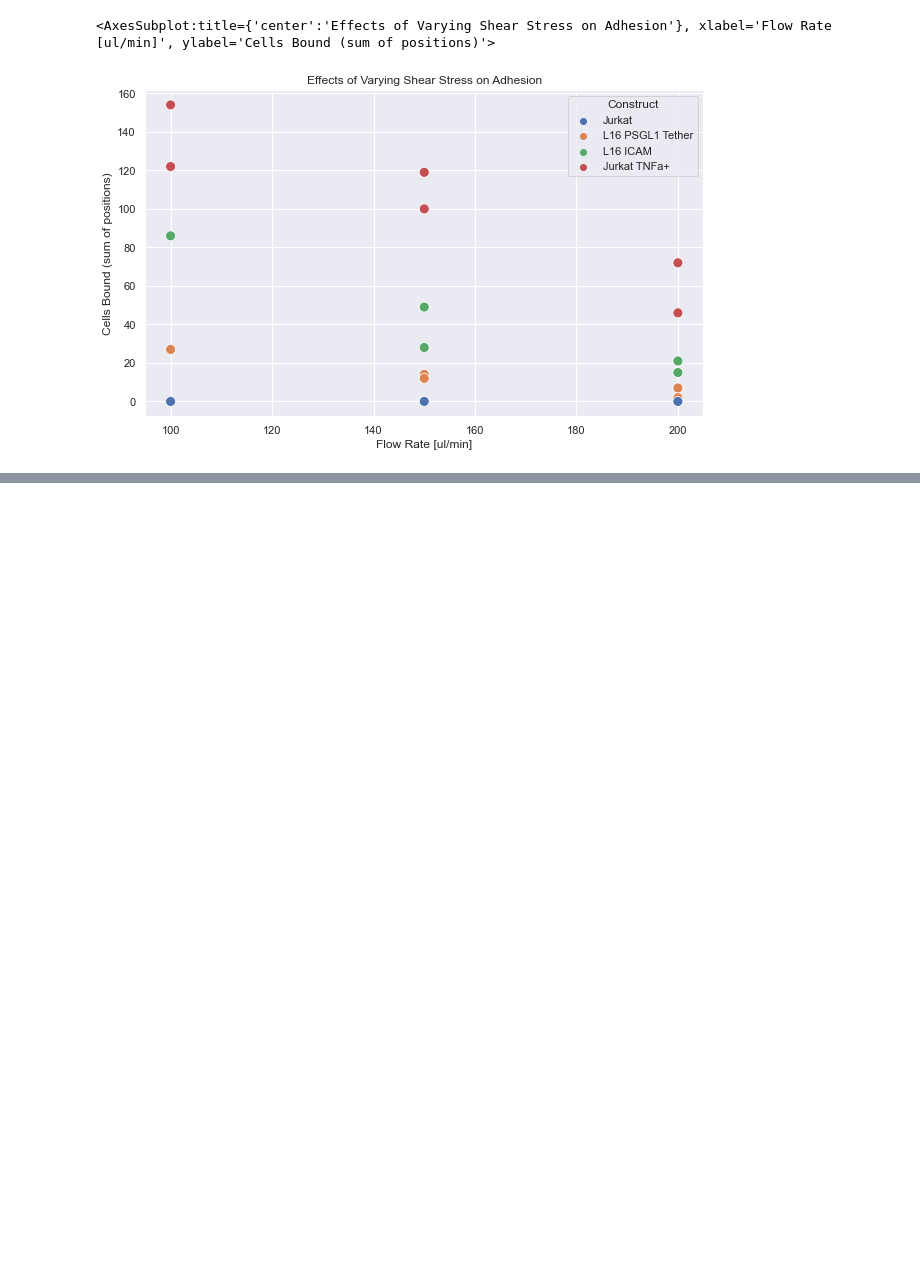
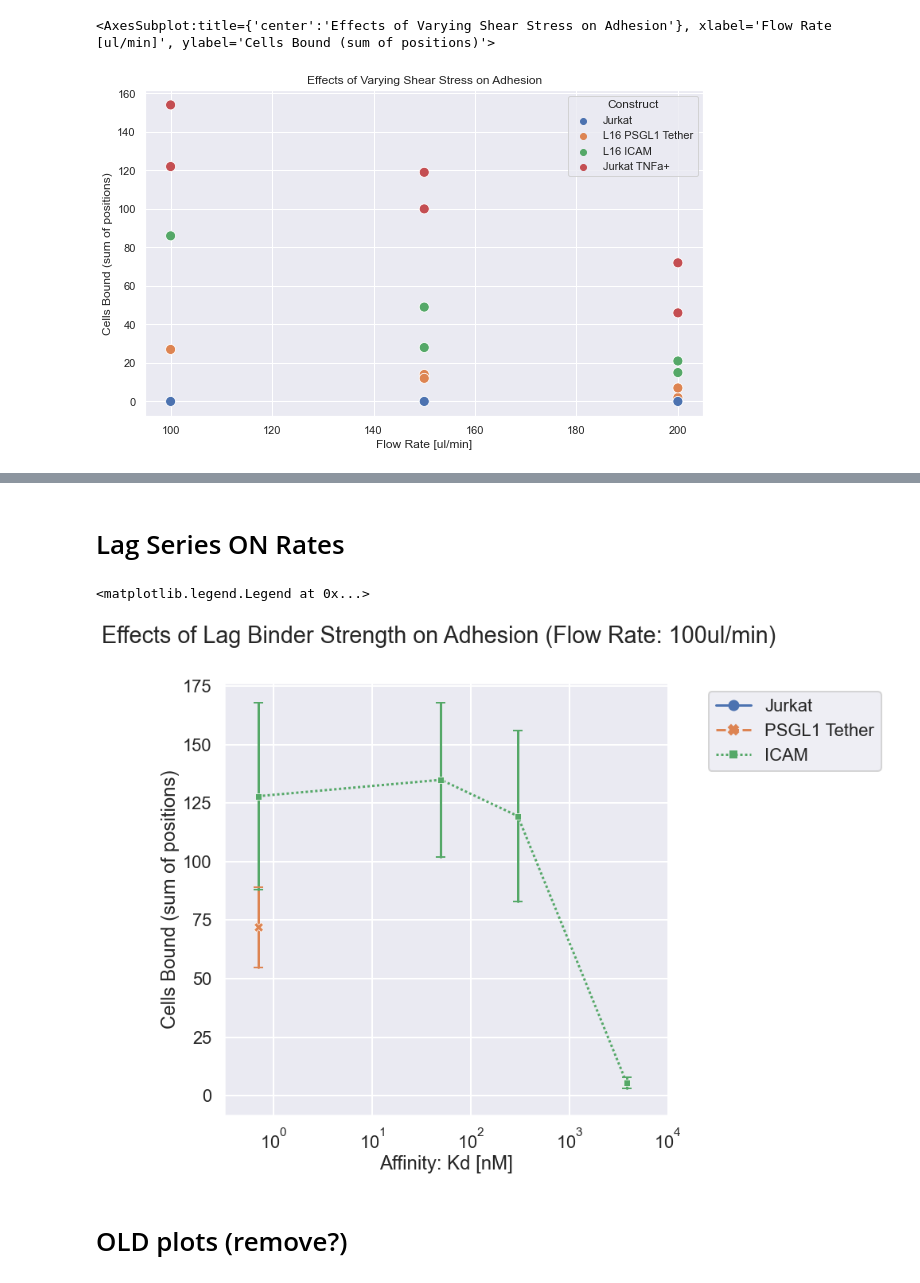
Before and after one commit to admbarre/tc_tools, a Jupyter notebook: notebooks/Visualize.ipynb, the cells around one changed output, grey strips where cells are left out. Saved outputs shown, nothing was run; the diff lists cells and outputs as text; code cells hidden in the pictures; blank space fills up the shorter version.

```diff
--- a/notebooks/Visualize.ipynb
+++ b/notebooks/Visualize.ipynb
@@ -88,0 +171,24 @@ Text(0, 0.5, 'Cells Bound (sum of positions)')
+# %% [markdown]
+# Lag Series ON Rates
+# %%
+lag_fig,lag_ax = plt.subplots(figsize=(10,10))
+lag_fig.suptitle("Effects of Lag Binder Strength on Adhesion (Flow Rate: 100ul/min)")
+lag_ax = sns.lineplot(
+    data=lag_df, x="Affinity", y="Aggregate(SUM)", hue="ICD",
+    markers=True, style="ICD", err_style="bars", ci=68, err_kws={'capsize':6}
+)
+
+# Adding some extras on the ends to be able to see points
+#lag_ax.set_ylim([0,200])
+lag_ax.set_ylabel("Cells Bound (sum of positions)")
+
+lag_ax.set_xscale("log")
+lag_ax.set_xlim([10**-0.5,10**4])
+lag_ax.set_xlabel("Affinity: Kd [nM]")
+
+lag_ax.legend(loc="upper right", bbox_to_anchor=(1.5,1))
+# %% [output]
+<matplotlib.legend.Legend at 0x...>
+[figure, added]
+# %% [markdown]
+# OLD plots (remove?)
```
Also changed, not shown: parts of 13 cells of this notebook.
